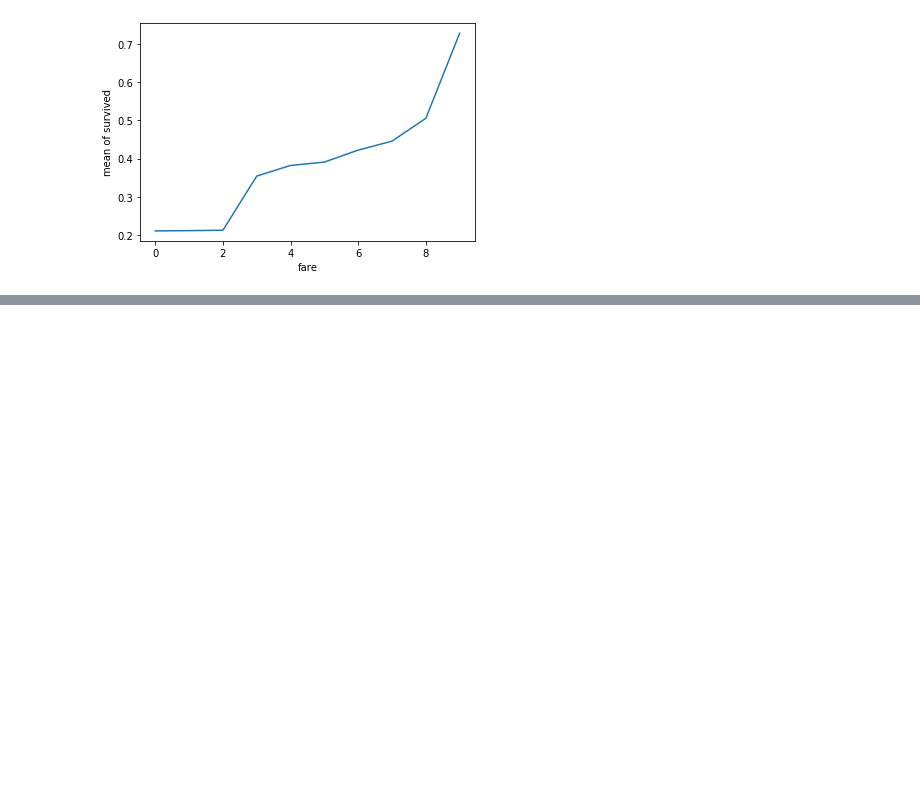
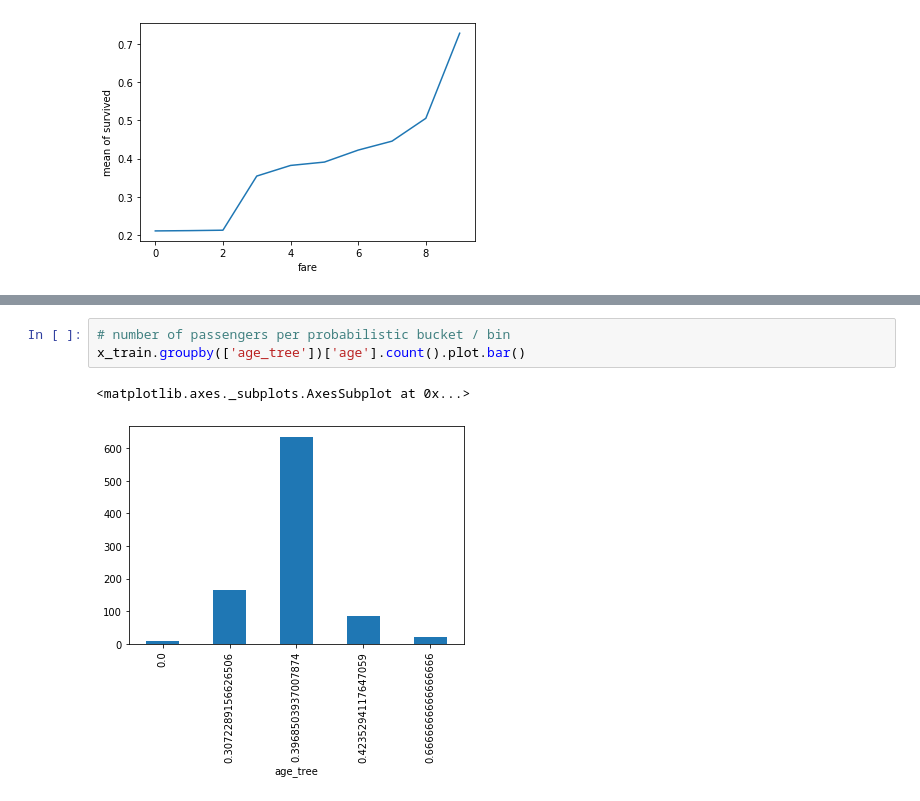
Before and after one commit to KarthikKothareddy/FeatureEngineering, a Jupyter notebook: discretization.ipynb, the cells around one changed output, grey strips where cells are left out. Drawn from its saved outputs; the diff is of its cells as text; blank space fills up the shorter version.

```diff
--- a/discretization.ipynb
+++ b/discretization.ipynb
@@ -412,0 +467,6 @@ Text(0, 0.5, 'mean of survived')
+# %%
+# number of passengers per probabilistic bucket / bin
+x_train.groupby(['age_tree'])['age'].count().plot.bar()
+# %% [output]
+<matplotlib.axes._subplots.AxesSubplot at 0x...>
+[figure, added]
```
Also changed, not shown: parts of 9 cells of this notebook.
